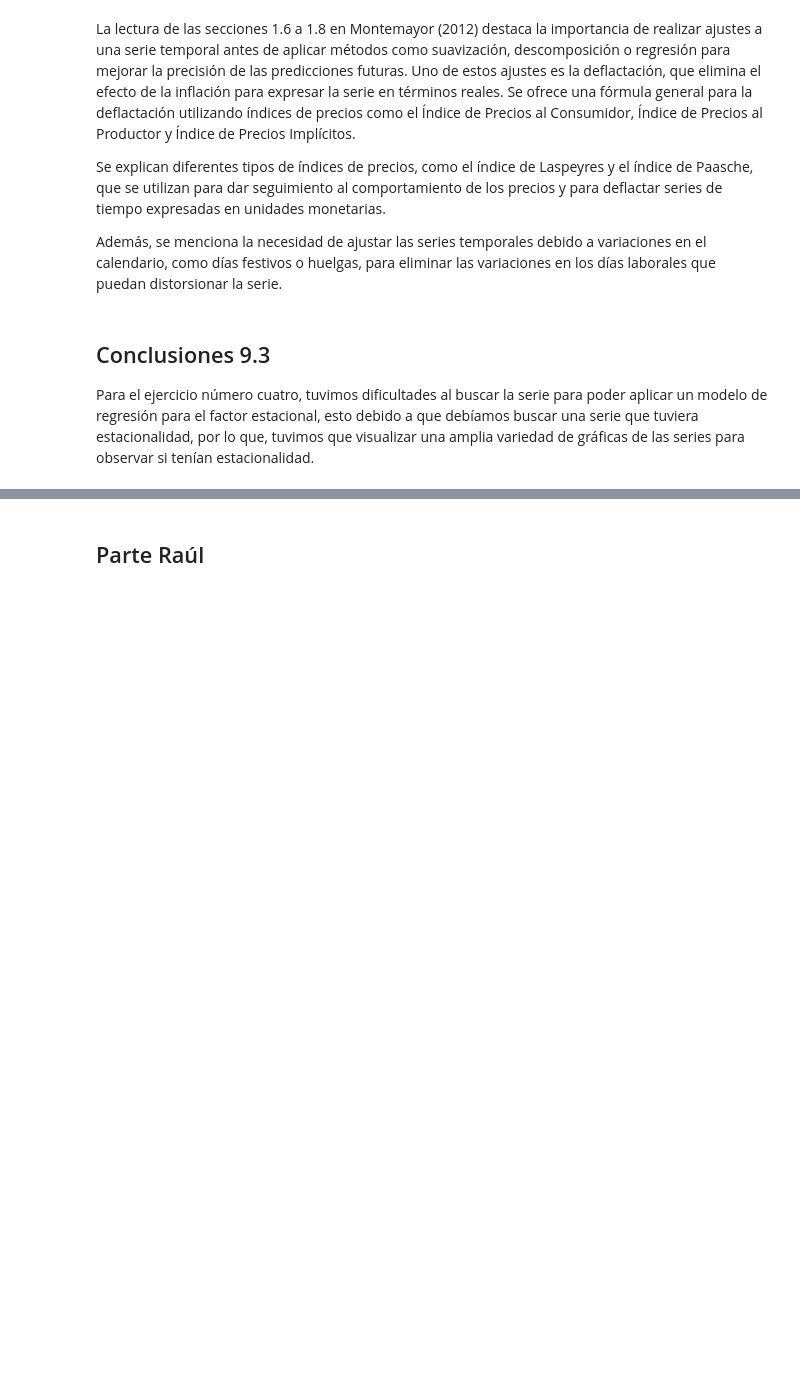
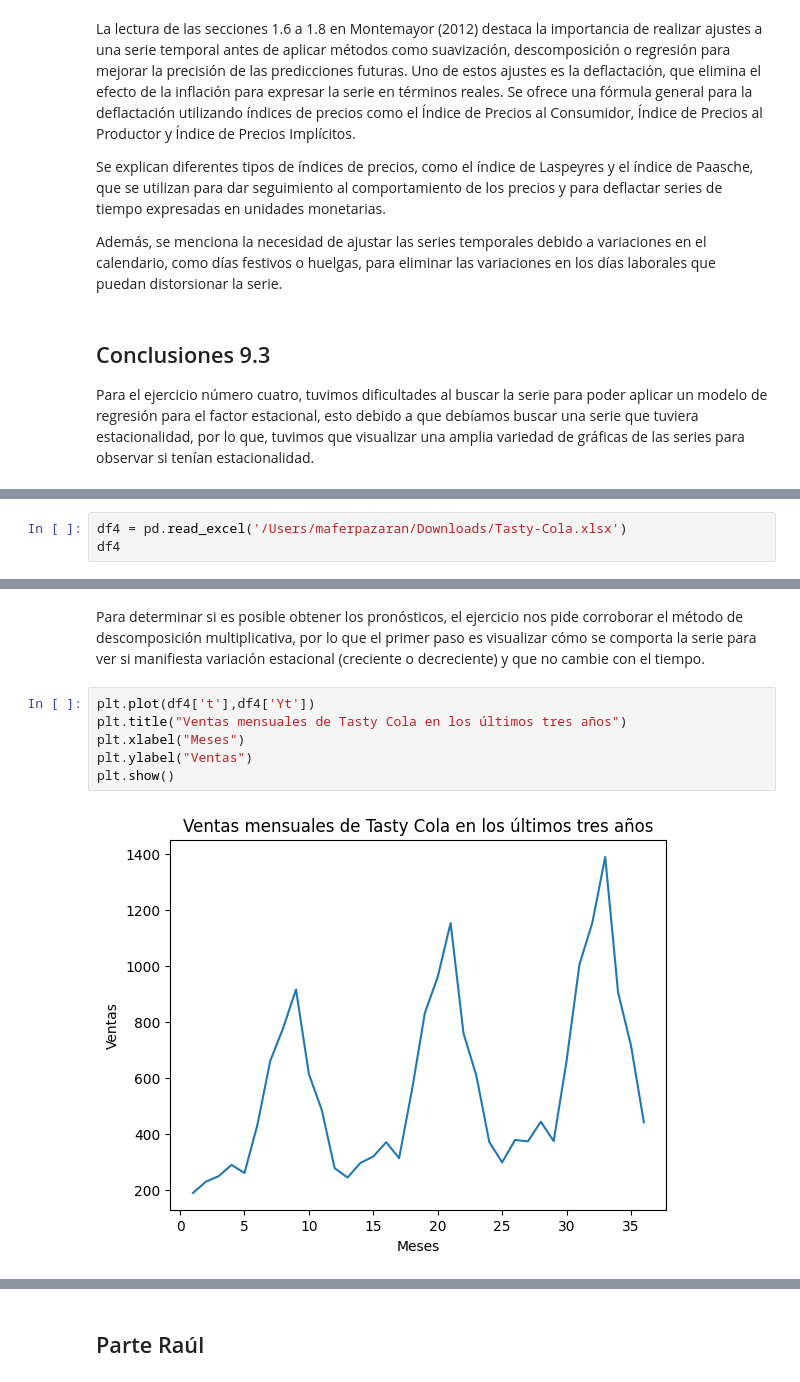
Before and after one commit to maferpy/unidad9, a Jupyter notebook: pronosticos.ipynb, the cells around one changed output, grey strips where cells are left out. Saved outputs shown, nothing was run; the diff lists cells and outputs as text; blank space fills up the shorter version.

Commit message:
Hasta ejercicio 10 del 9.4

```diff
--- a/pronosticos.ipynb
+++ b/pronosticos.ipynb
@@ -723,0 +733,3 @@ Para el ejercicio número cuatro, tuvimos dificultades al buscar la serie para p
+# %%
+df4 = pd.read_excel('/Users/maferpazaran/Downloads/Tasty-Cola.xlsx')
+df4
@@ -723,0 +754,10 @@ Para el ejercicio número cuatro, tuvimos dificultades al buscar la serie para p
+# %% [markdown]
+Para determinar si es posible obtener los pronósticos, el ejercicio nos pide corroborar el método de descomposición multiplicativa, por lo que el primer paso es visualizar cómo se comporta la serie para ver si manifiesta variación estacional (creciente o decreciente) y que no cambie con el tiempo.
+# %%
+plt.plot(df4['t'],df4['Yt'])
+plt.title("Ventas mensuales de Tasty Cola en los últimos tres años")
+plt.xlabel("Meses")
+plt.ylabel("Ventas")
+plt.show()
+# %% [output]
+[figure, added]
```
Also changed, not shown: parts of 23 cells of this notebook.
